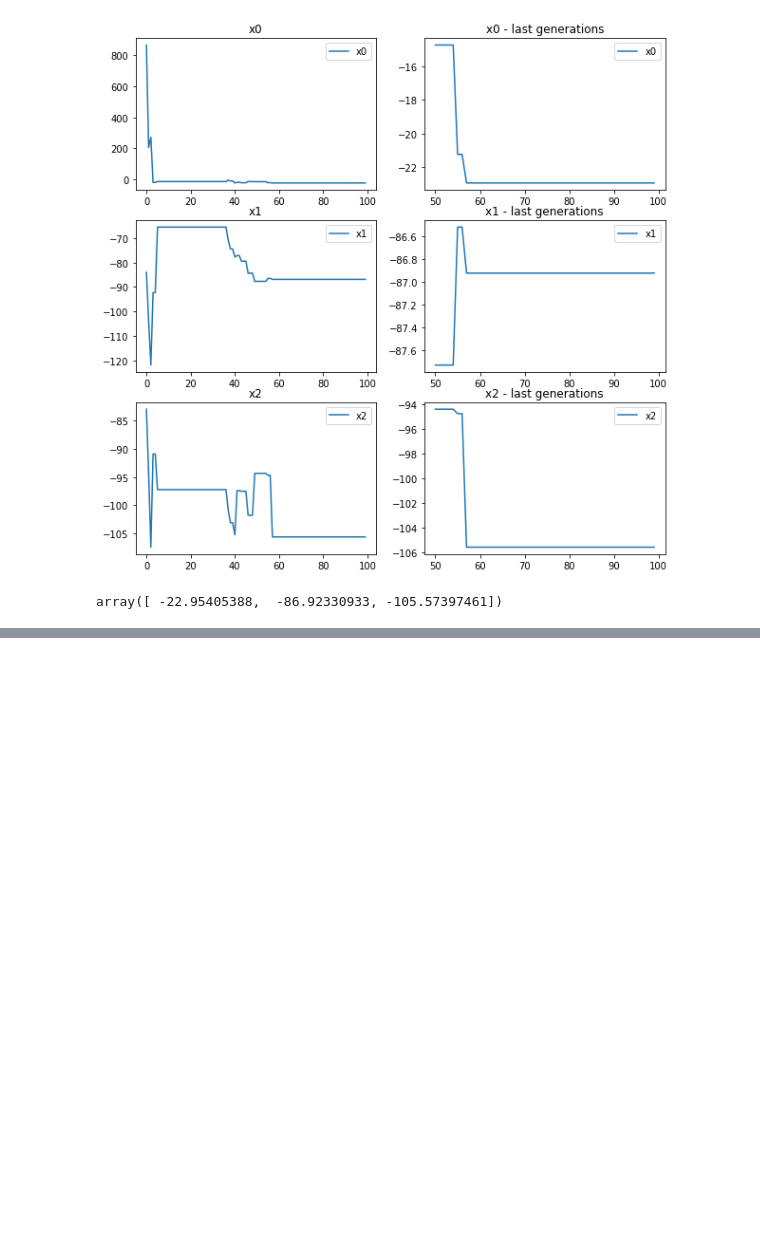
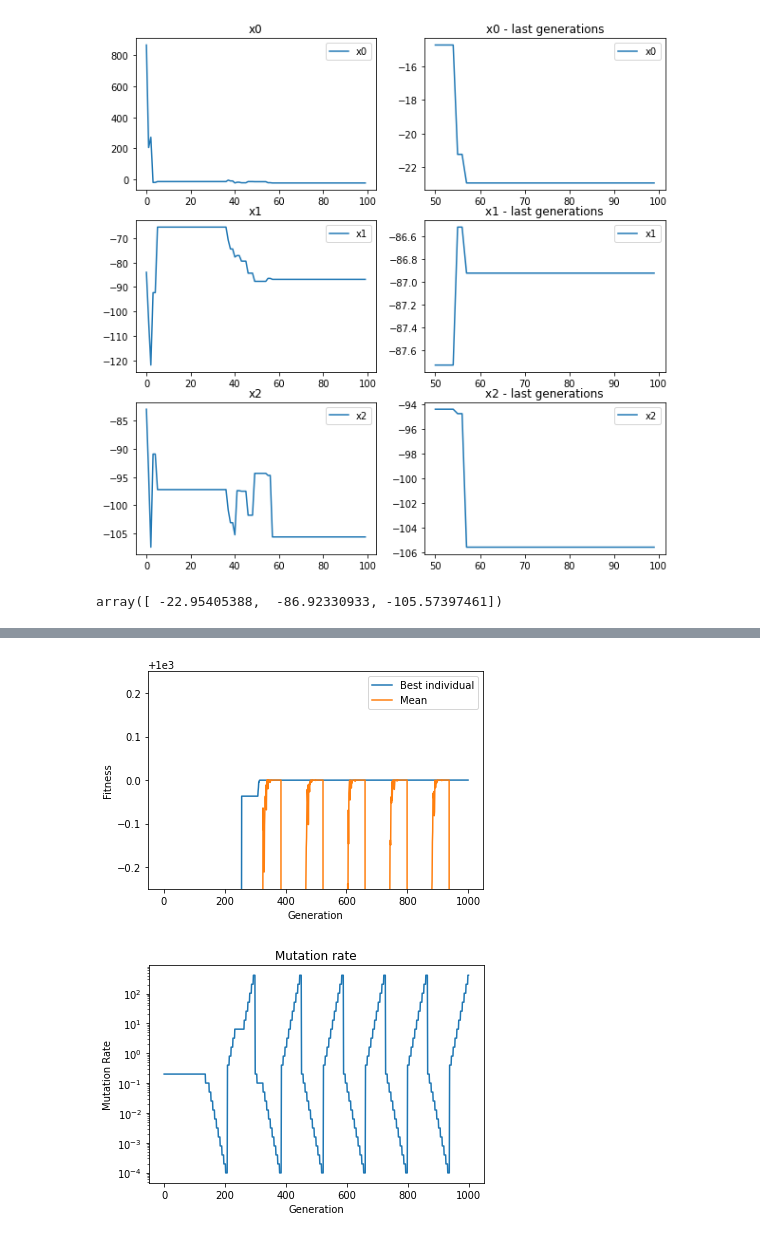
Before and after one commit to EltonCN/SSC0713-Sistemas-Evolutivos-e-Aplicados-a-Rob-tica, a Jupyter notebook: 01 - First AG/01 - First AG.ipynb, the cells around one changed output, grey strips where cells are left out. Saved outputs shown, nothing was run; the diff lists cells and outputs as text; code cells hidden in the pictures; blank space fills up the shorter version.

```diff
--- a/01 - First AG/01 - First AG.ipynb
+++ b/01 - First AG/01 - First AG.ipynb
@@ -234,0 +338,7 @@ ag.plot_individual()
+# %%
+plotrange = 0.25
+ag.plot_fitness(min_value=1000-plotrange, max_value=1000+plotrange)
+ag.plot_mutation_rate()
+# %% [output]
+[figure, added]
+[figure, added]
```
Also changed, not shown: parts of 4 cells of this notebook.
